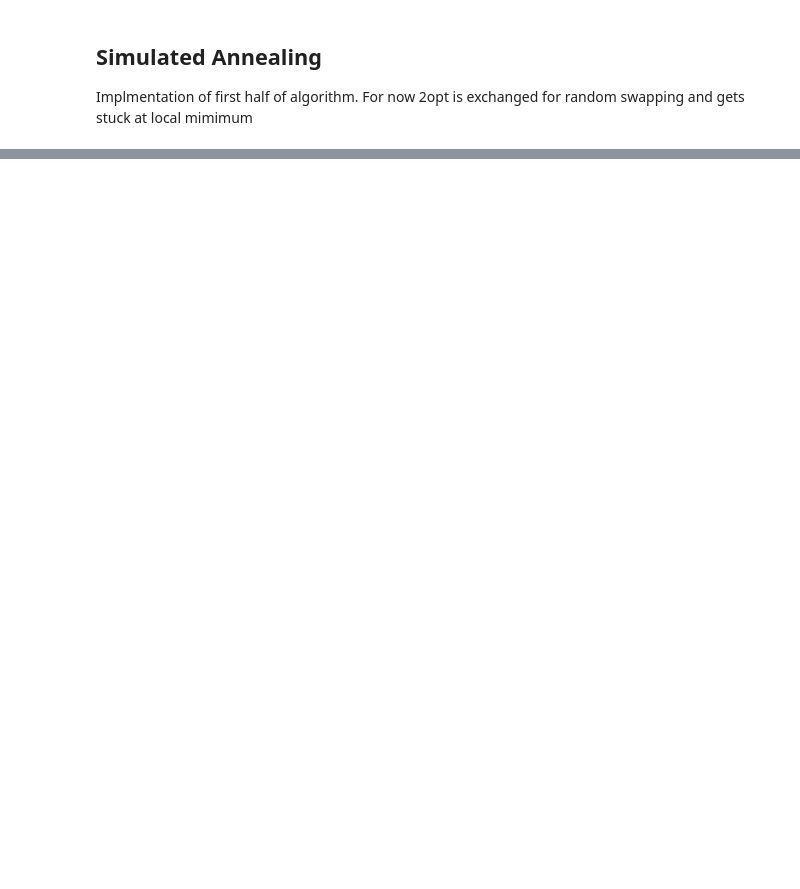
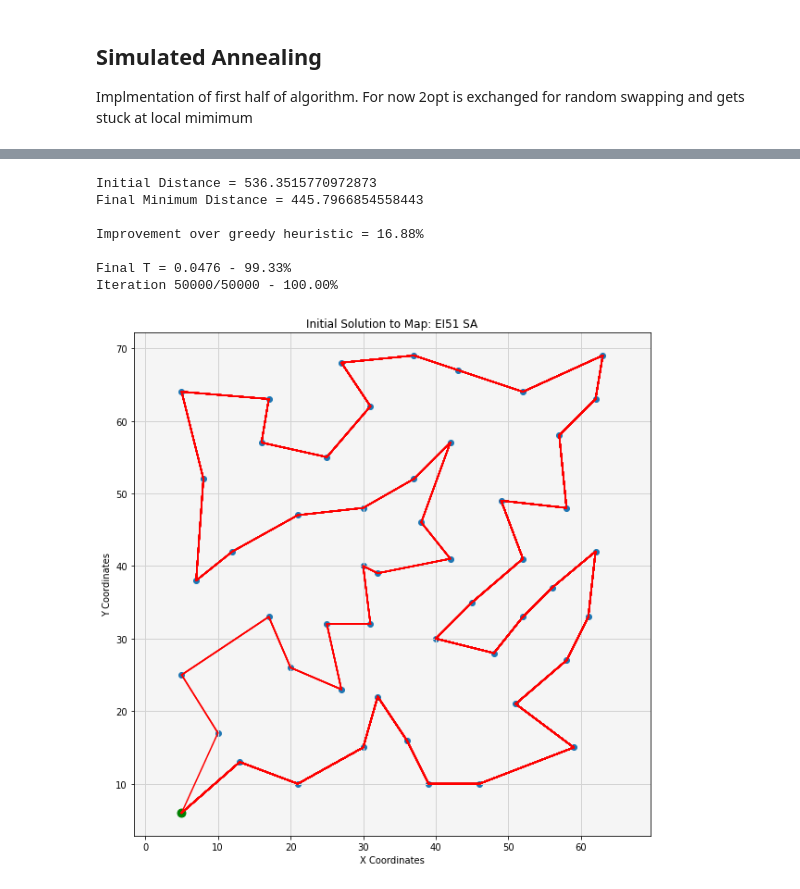
Before and after one commit to ithakis/Stochastic-Simulation-Assignment-3, a Jupyter notebook: Final.ipynb, the cells around one changed output, grey strips where cells are left out. Saved outputs shown, nothing was run; the diff lists cells and outputs as text; code cells hidden in the pictures; blank space fills up the shorter version.

```diff
--- a/Final.ipynb
+++ b/Final.ipynb
@@ -697,0 +723,25 @@ Best Distance = 536.3515770972873
+# %%
+""" Testing Simulated Annealing - EI51 """
+bestDistance, bestSequence, mD, temperaturesList = simulatedAnnealing(EI51, startingSity=40, print_stats=True)
+
+plot_journey(EI51, bestSequence, 'EI51 SA')
+
+name = "EI51"
+ax = ody.plot()
+ax.set_title("Learning Rate for Map: " + name)
+ax.plot([_ for _ in range(mD.shape[0])], mD, label="Learning")
+plt.plot([_ for _ in range(mD.shape[0])], temperaturesList, label="Normalized Temperatures")
+# plt.plot([_ for _ in range(mD.shape[0])], [T*bestDistance for _ in range(mD.shape[0])], label="Normalized Stopping Temperature")
+ax.set_xlim(0, mD.shape[0])
+plt.xlabel('Iterations')   ;   plt.ylabel('Minimum Distance')
+plt.legend(loc='upper right')
+plt.show()
+# %% [output]
+Initial Distance = 536.3515770972873
+Final Minimum Distance = 445.7966854558443
+
+Improvement over greedy heuristic = 16.88%
+
+Final T = 0.0476 - 99.33%
+Iteration 50000/50000 - 100.00%
+[figure, added]
```
Also changed, not shown: parts of 11 cells of this notebook, 1 other file.
